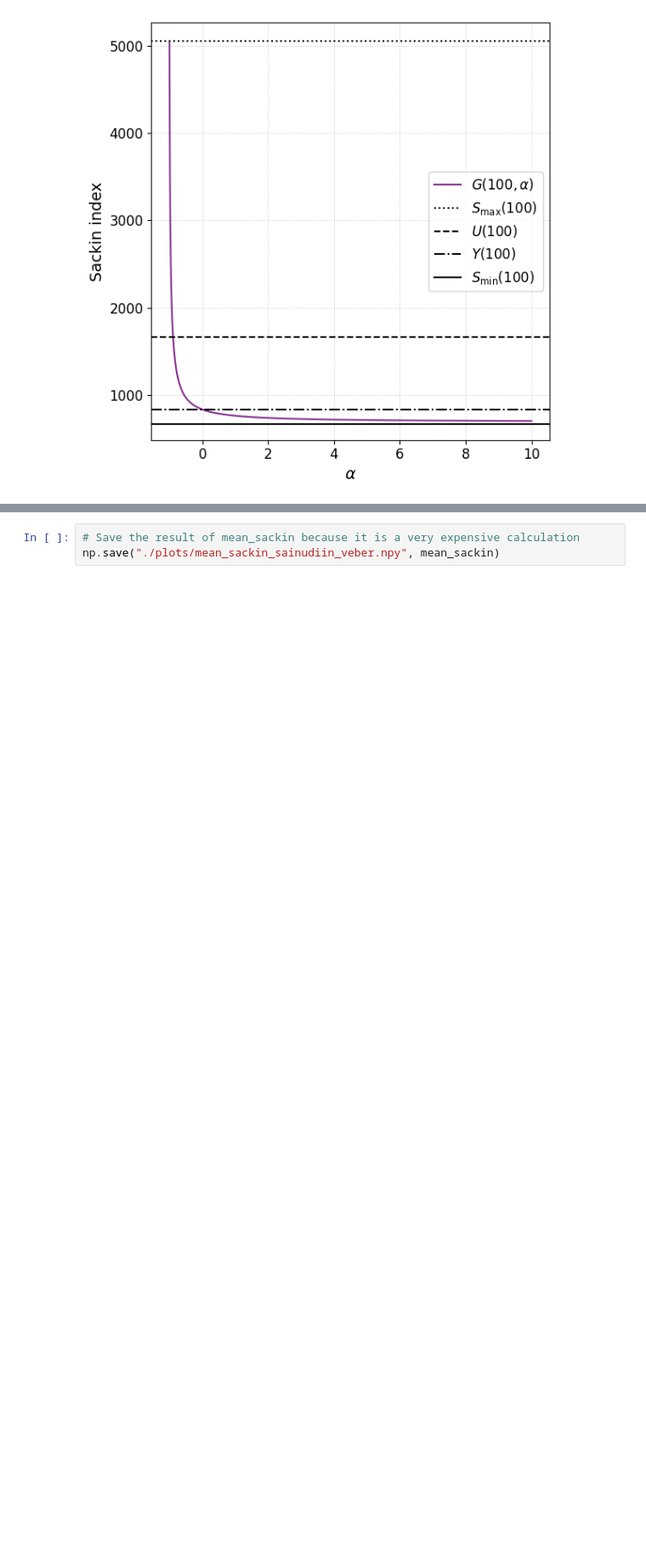
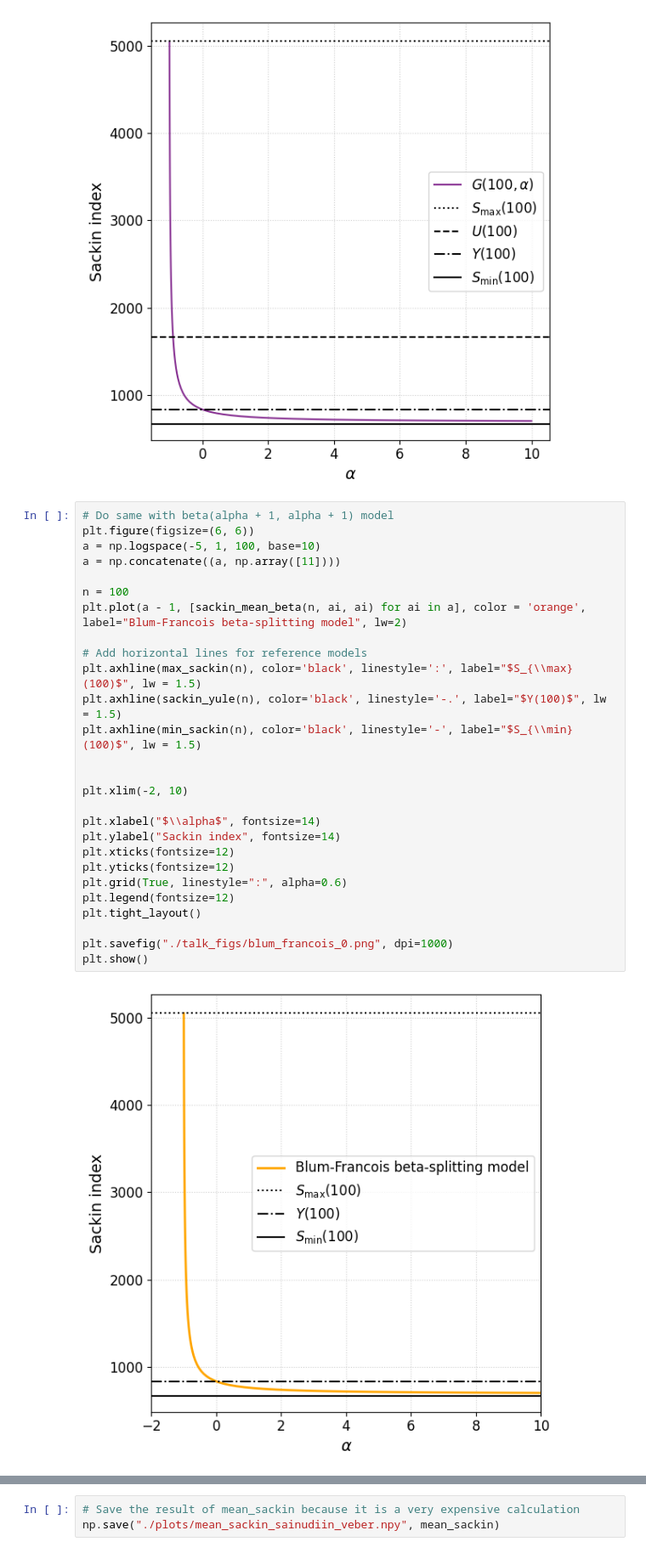
Before and after one commit to dbauman18/biased_speciation_calculation, a Jupyter notebook: biased_speciation.ipynb, the cells around one changed output, grey strips where cells are left out. Shown at 85% size. Drawn from its saved outputs; the diff is of its cells as text; blank space fills up the shorter version.

```diff
--- a/biased_speciation.ipynb
+++ b/biased_speciation.ipynb
@@ -289,6 +348,35 @@ plt.savefig("./plots/sackin_biased_speciation_blum_francois_beta_splitting_fixed
 plt.show()
 # %% [output]
 [figure]
+# %%
+# Do same with beta(alpha + 1, alpha + 1) model
+plt.figure(figsize=(6, 6))
+a = np.logspace(-5, 1, 100, base=10)
+a = np.concatenate((a, np.array([11])))
+
+n = 100
+plt.plot(a - 1, [sackin_mean_beta(n, ai, ai) for ai in a], color = 'orange', label="Blum-Francois beta-splitting model", lw=2)
+
+# Add horizontal lines for reference models
+plt.axhline(max_sackin(n), color='black', linestyle=':', label="$S_{\\max} (100)$", lw = 1.5)
+plt.axhline(sackin_yule(n), color='black', linestyle='-.', label="$Y(100)$", lw = 1.5)
+plt.axhline(min_sackin(n), color='black', linestyle='-', label="$S_{\\min}(100)$", lw = 1.5)
+
+
+plt.xlim(-2, 10)
+
+plt.xlabel("$\\alpha$", fontsize=14)
+plt.ylabel("Sackin index", fontsize=14)
+plt.xticks(fontsize=12)
+plt.yticks(fontsize=12)
+plt.grid(True, linestyle=":", alpha=0.6)
+plt.legend(fontsize=12)
+plt.tight_layout()
+
+plt.savefig("./talk_figs/blum_francois_0.png", dpi=1000)
+plt.show()
+# %% [output]
+[figure, added]
 # %%
 # Compare to Uniform model
 
```
Also changed, not shown: parts of 1 cell of this notebook, 8 other files.
